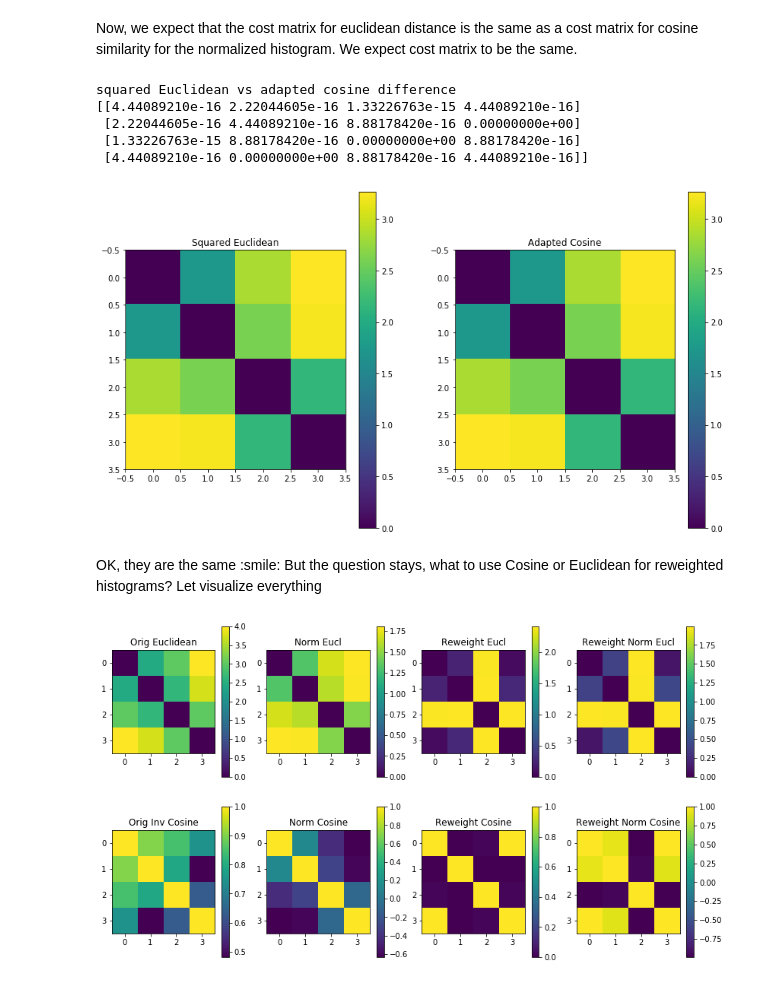
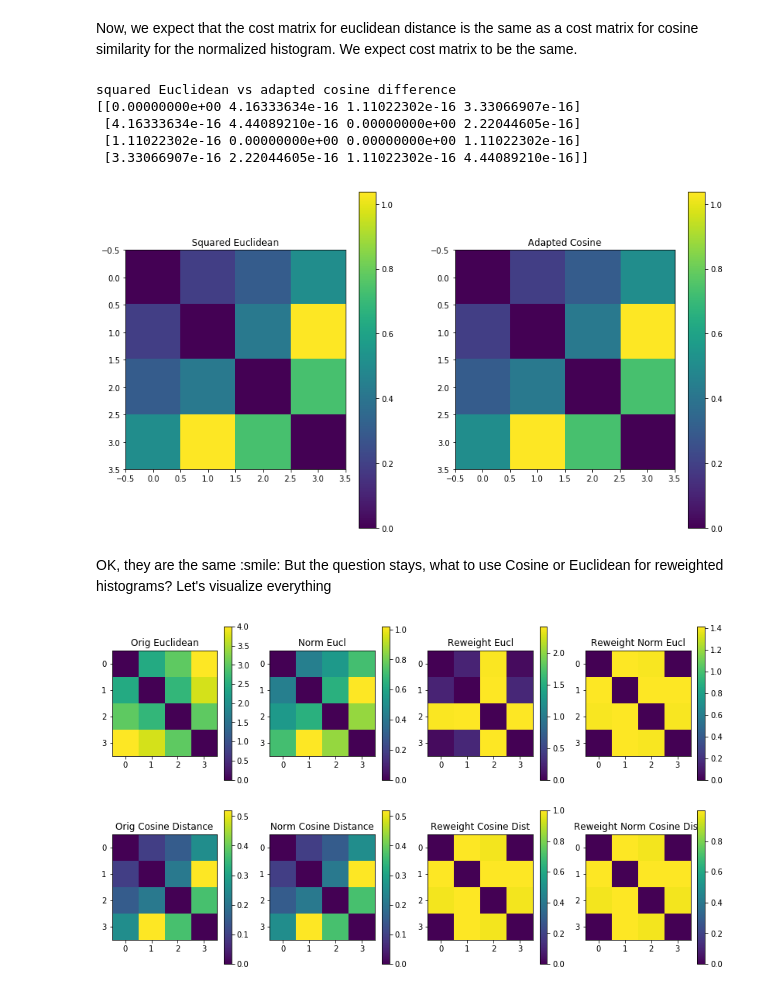
Before and after one commit to ovysotska/in_simple_english, a Jupyter notebook: bag_of_visual_words.ipynb, the cells around one changed output. Saved outputs shown, nothing was run; the diff lists cells and outputs as text; code cells hidden in the pictures.

Commit message:
removed shifting by mean; now cosine and euclidean behave similarly

```diff
--- a/bag_of_visual_words.ipynb
+++ b/bag_of_visual_words.ipynb
@@ -116,24 +120,20 @@ Let's normalize original histograms such that all values have zero mean and  the
 # %%
-# Normalize to lie on unit circle,hence have a unit length
+def normToUnitLength(v):
+    v_length = np.linalg.norm(v, axis=1)
+    v_norm = v
+    v_norm = v_norm / v_length[:,np.newaxis]
+    return v_norm
 
-def normToCircle(v):
-    v_norms = np.linalg.norm(v, axis=1)
-    v_circle = v
-    v_circle = v_circle / v_norms[:,np.newaxis]
-    return v_circle
-
-# test functions for normToCircle
+# test functions for normToUnitLength
 v = np.array([[3,4], [-1,1], [-1,-2]])
-v_circle = normToCircle(v)
+v_circle = normToUnitLength(v)
 # print(np.linalg.norm(v_circle,axis=1))
 
 v = np.array([[6,6], [2,3], [2,0]])
-v_circle = normToCircle(v)
+v_circle = normToUnitLength(v)
 # print(np.linalg.norm(v_circle,axis=1))
 # %%
-hist_mean = np.mean(histograms, axis=0)
-hist_norm = (histograms - hist_mean)
-hist_norm = normToCircle(hist_norm)
+hist_norm = normToUnitLength(histograms)
 
 ## Checking that the norms are actually 1
 print(np.linalg.norm(hist_norm,axis=1))
@@ -156,34 +156,32 @@ plotCostMatrix(ax1, cm_eucl_norm**2, "Squared Euclidean")
 plotCostMatrix(ax2, 2 - 2*cm_cos_norm, "Adapted Cosine")
 # %% [output]
 squared Euclidean vs adapted cosine difference
-[[4.44089210e-16 2.22044605e-16 1.33226763e-15 4.44089210e-16]
- [2.22044605e-16 4.44089210e-16 8.88178420e-16 0.00000000e+00]
- [1.33226763e-15 8.88178420e-16 0.00000000e+00 8.88178420e-16]
- [4.44089210e-16 0.00000000e+00 8.88178420e-16 4.44089210e-16]]
+[[0.00000000e+00 4.16333634e-16 1.11022302e-16 3.33066907e-16]
+ [4.16333634e-16 4.44089210e-16 0.00000000e+00 2.22044605e-16]
+ [1.11022302e-16 0.00000000e+00 0.00000000e+00 1.11022302e-16]
+ [3.33066907e-16 2.22044605e-16 1.11022302e-16 4.44089210e-16]]
-[figure, old version]
+[figure, new version]
 # %% [markdown]
 OK, they are the same :smile:
 But the question stays, what to use Cosine or Euclidean for reweighted histograms?
-Let visualize everything
+Let's visualize everything
 # %%
-hwm = np.mean(weighted_hist, axis=0)
-hist_weigh_norm = (weighted_hist - hwm)
-hist_weigh_norm = normToCircle(hist_weigh_norm)
-
+# normalizing reweighted histograms
+hist_weigh_norm = normToUnitLength(weighted_hist)
 cm_eucl_w_norm, cm_cos_w_norm = compute_cost_matrices(hist_weigh_norm)
 
 fig, axs = plt.subplots(2, 4, figsize=(14,8))
 
 plotCostMatrix(axs[0][0], cm_eucl, "Orig Euclidean")
-plotCostMatrix(axs[1][0], cm_cos, "Orig Inv Cosine")
+plotCostMatrix(axs[1][0], 1 - cm_cos, "Orig Cosine Distance")
 
 plotCostMatrix(axs[0][1], cm_eucl_norm, "Norm Eucl")
-plotCostMatrix(axs[1][1], cm_cos_norm, "Norm Cosine")
+plotCostMatrix(axs[1][1], 1 - cm_cos_norm, "Norm Cosine Distance")
 
 plotCostMatrix(axs[0][2], cm_eucl_w, "Reweight Eucl")
-plotCostMatrix(axs[1][2], cm_cos_w, "Reweight Cosine")
+plotCostMatrix(axs[1][2], 1 - cm_cos_w, "Reweight Cosine Dist")
 
 plotCostMatrix(axs[0][3], cm_eucl_w_norm, "Reweight Norm Eucl")
-plotCostMatrix(axs[1][3], cm_cos_w_norm, "Reweight Norm Cosine")
+plotCostMatrix(axs[1][3], 1 - cm_cos_w_norm, "Reweight Norm Cosine Dist")
 # %% [output]
-[figure, old version]
+[figure, new version]
```
Also changed, not shown: parts of 7 cells of this notebook, 1 other file.
